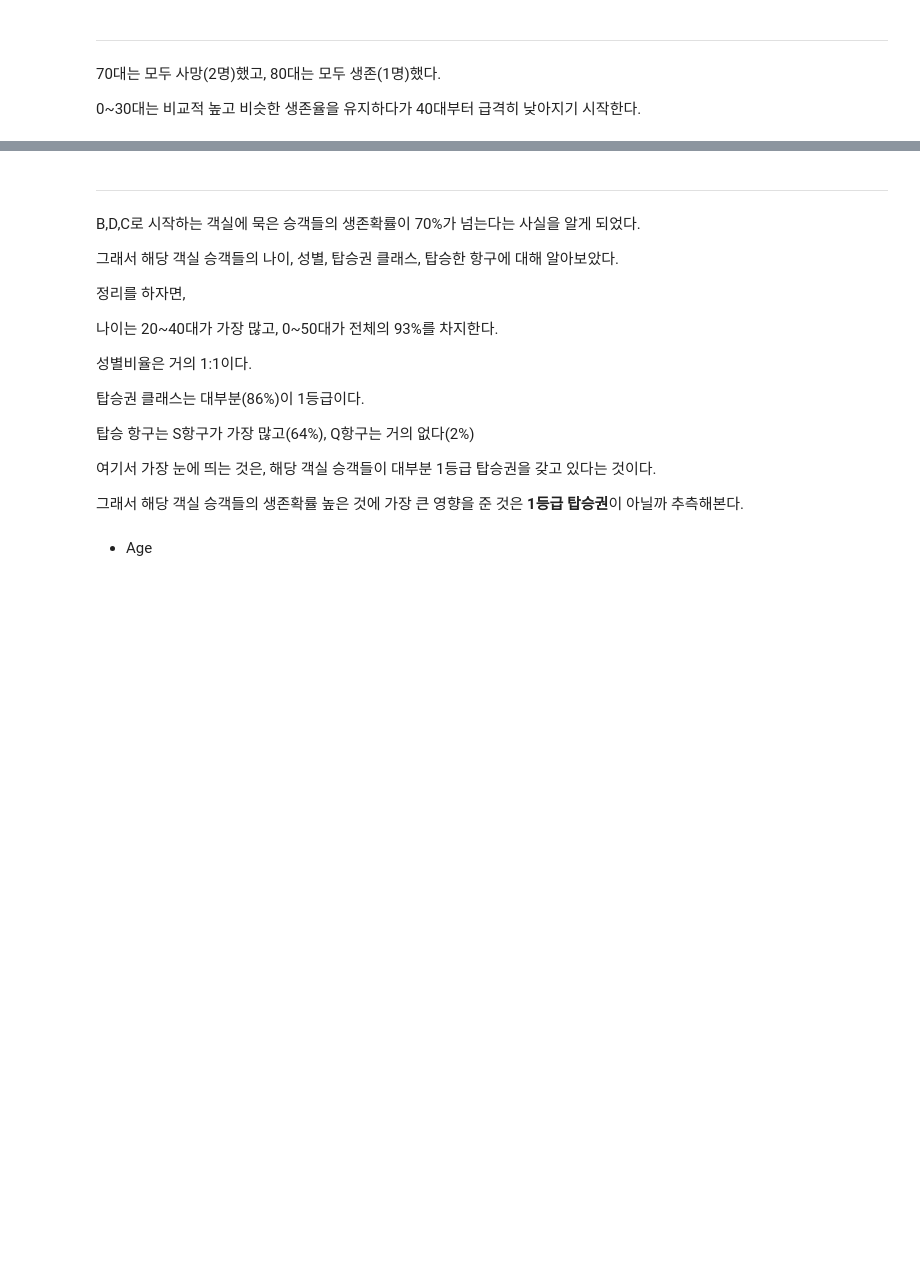
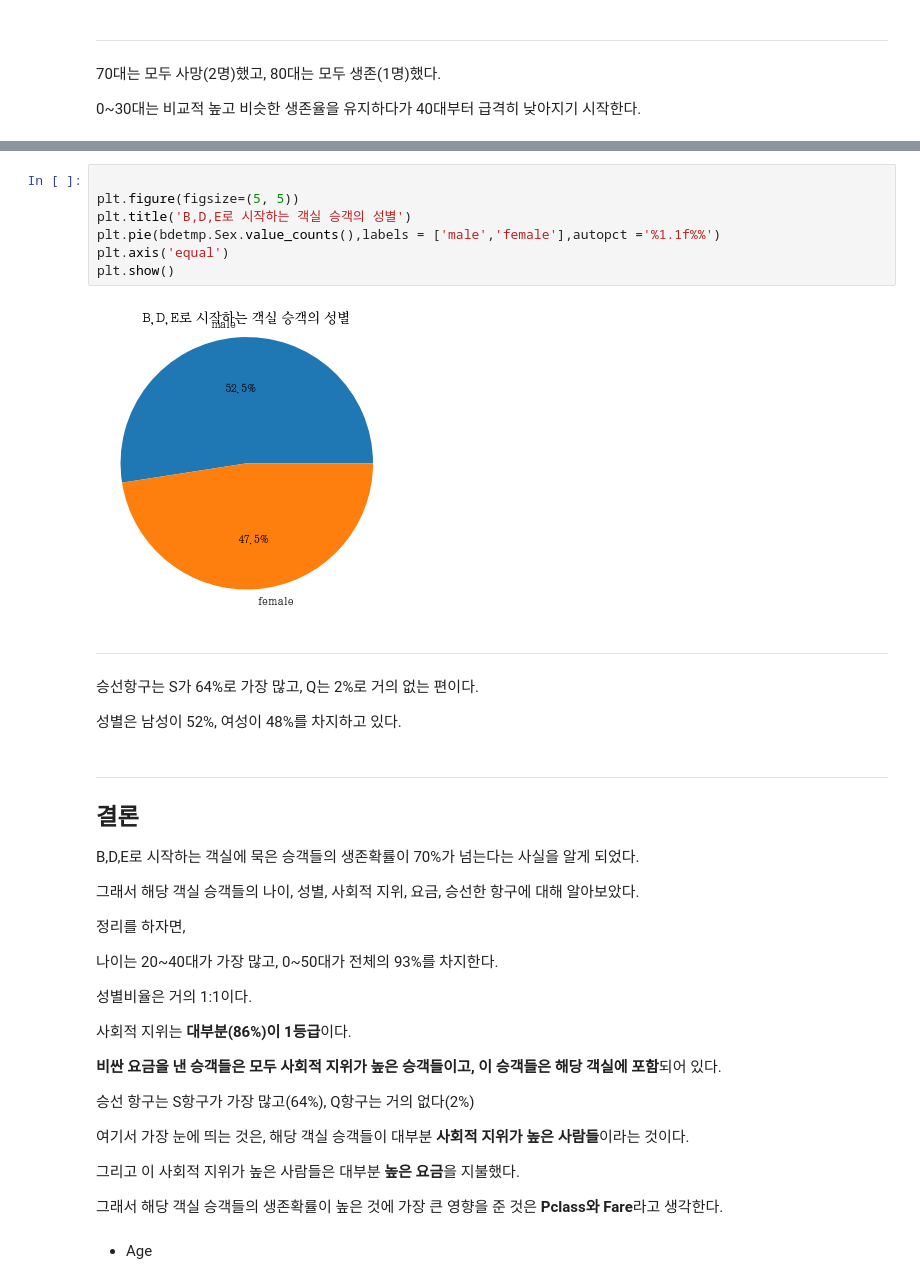
Before and after one commit to Abdumaleek/Kaggle-Titanic, a Jupyter notebook: New Titanic.ipynb, the cells around one changed output, grey strips where cells are left out. Drawn from its saved outputs; the diff is of its cells as text; blank space fills up the shorter version.

```diff
--- a/New Titanic.ipynb
+++ b/New Titanic.ipynb
@@ -264,8 +299,24 @@ mpl.rcParams['font.size'] = 12.0
+# %%
+
+plt.figure(figsize=(5, 5))
+plt.title('B,D,E로 시작하는 객실 승객의 성별')
+plt.pie(bdetmp.Sex.value_counts(),labels = ['male','female'],autopct ='%1.1f%%')
+plt.axis('equal')
+plt.show()
+# %% [output]
+[figure, added]
+# %% [markdown]
+-------------------------------
+승선항구는 S가 64%로 가장 많고, Q는 2%로 거의 없는 편이다.
+
+
+성별은 남성이 52%, 여성이 48%를 차지하고 있다.
 # %% [markdown]
 ------------------------------
-B,D,C로 시작하는 객실에 묵은 승객들의 생존확률이 70%가 넘는다는 사실을 알게 되었다.
+## 결론
+B,D,E로 시작하는 객실에 묵은 승객들의 생존확률이 70%가 넘는다는 사실을 알게 되었다.
 
-그래서 해당 객실 승객들의 나이, 성별, 탑승권 클래스, 탑승한 항구에 대해 알아보았다.
+그래서 해당 객실 승객들의 나이, 성별, 사회적 지위, 요금, 승선한 항구에 대해 알아보았다.
 
 정리를 하자면,
 
@@ -278,16 +329,24 @@ B,D,C로 시작하는 객실에 묵은 승객들의 생존확률이 70%가 넘
 
 
 
-탑승권 클래스는 대부분(86%)이 1등급이다.
+사회적 지위는 <strong>대부분(86%)이 1등급</strong>이다.
 
 
-탑승 항구는 S항구가 가장 많고(64%), Q항구는 거의 없다(2%)
+
+<strong>비싼 요금을 낸 승객들은 모두 사회적 지위가 높은 승객들이고, 이 승객들은 해당 객실에 포함</strong>되어 있다.
 
 
-여기서 가장 눈에 띄는 것은, 해당 객실 승객들이 대부분 1등급 탑승권을 갖고 있다는 것이다.
+
+승선 항구는 S항구가 가장 많고(64%), Q항구는 거의 없다(2%)
 
 
-그래서 해당 객실 승객들의 생존확률 높은 것에 가장 큰 영향을 준 것은 <strong>1등급 탑승권</strong>이 아닐까 추측해본다.
+여기서 가장 눈에 띄는 것은, 해당 객실 승객들이 대부분 <strong>사회적 지위가 높은 사람들</strong>이라는 것이다.
+
+
+그리고 이 사회적 지위가 높은 사람들은 대부분 <strong>높은 요금</strong>을 지불했다.
+
+
+그래서 해당 객실 승객들의 생존확률이 높은 것에 가장 큰 영향을 준 것은 <strong>Pclass와 Fare</strong>라고 생각한다.
 # %% [markdown]
 - Age
 # %%
```
Also changed, not shown: parts of 15 cells of this notebook.
